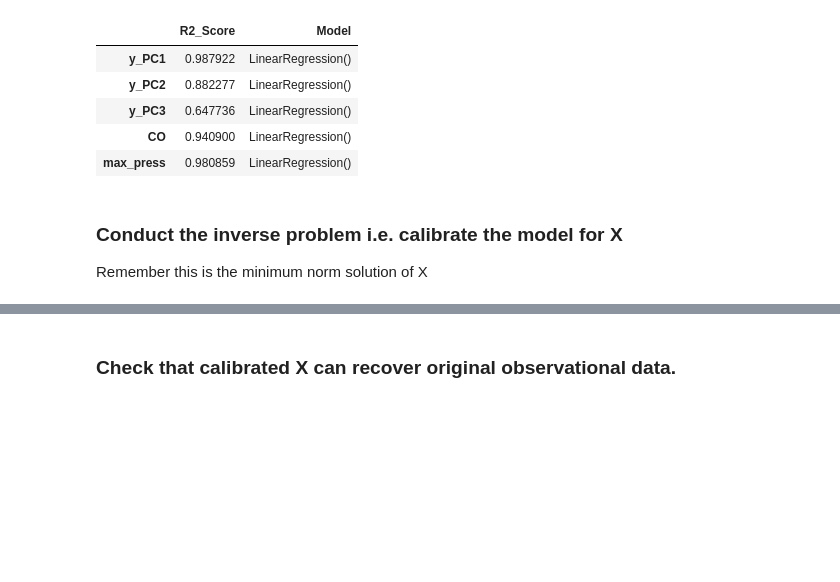
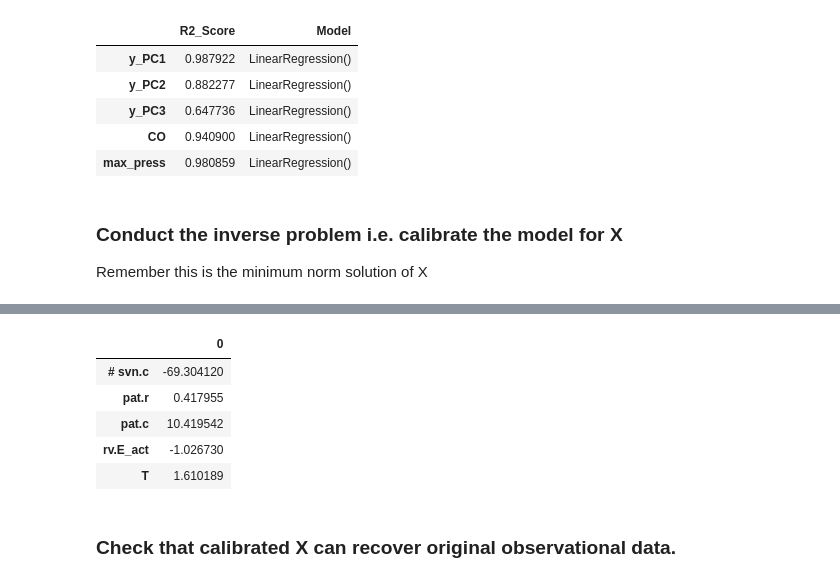
Before and after one commit to FayFrost107/ModularCircFF, a Jupyter notebook: LinearCalibration/Calibrate_multiple_observations.ipynb, the cells around one changed output, grey strips where cells are left out. Cells and saved outputs as stored; diff of their text form; code cells hidden in the pictures; blank space fills up the shorter version.

```diff
--- a/LinearCalibration/Calibrate_multiple_observations.ipynb
+++ b/LinearCalibration/Calibrate_multiple_observations.ipynb
@@ -143,3 +146,12 @@ result
+# %%
+pd.DataFrame(x_hat, index=filtered_input.iloc[which_obs].T.index)
+# %% [output]
+|  | 0 |
+| # svn.c | -69.304120 |
+| pat.r | 0.417955 |
+| pat.c | 10.419542 |
+| rv.E_act | -1.026730 |
+| T | 1.610189 |
 # %%
 result.to_csv('multiple_output_calibration_result_x.csv')
 # %% [markdown]
```
Also changed, not shown: parts of 16 cells of this notebook, 1 other file.
